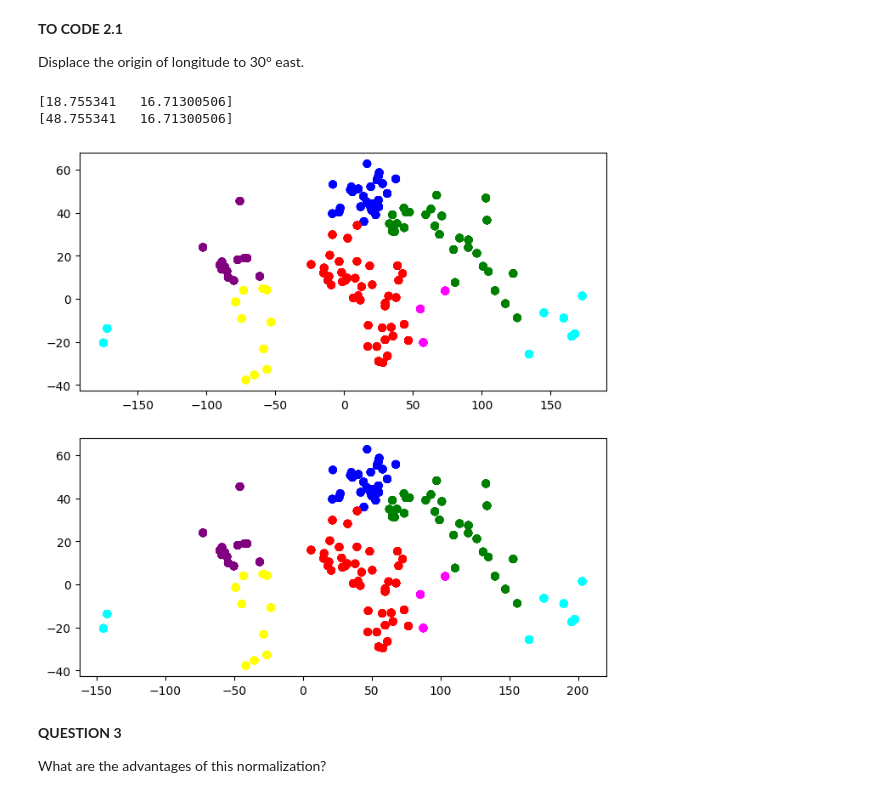
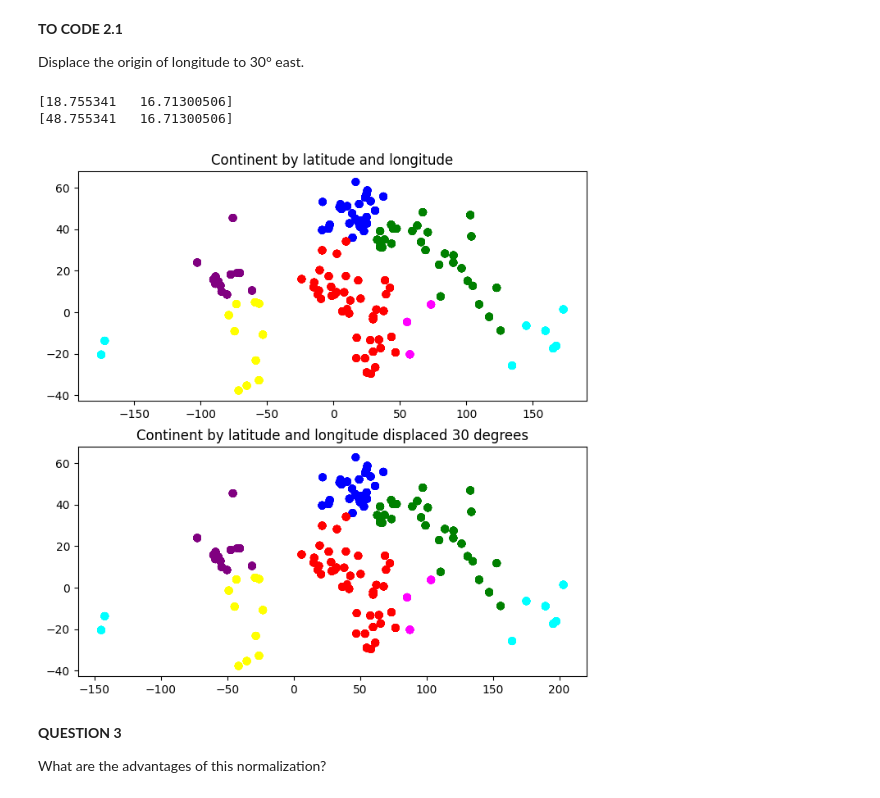
Before and after one commit to MurphLaws/Exp, a Jupyter notebook: Machine Learning/TP3_Clustering.ipynb, the cells around one changed output. Drawn from its saved outputs; the diff is of its cells as text; code cells hidden in the pictures.

Commit message:
Added legend to plots

```diff
--- a/Machine Learning/TP3_Clustering.ipynb
+++ b/Machine Learning/TP3_Clustering.ipynb
@@ -148,35 +157,37 @@ Displace the origin of longitude to 30° east.
 # %%
 
 
 warnings.simplefilter(action='ignore', category=UserWarning)
 
 
 df_X_displaced = df[['Longitude', 'Latitude']].copy()
 df_X_displaced['Longitude'] = df_X_displaced['Longitude'].apply(lambda x: x + 30)
 np_displaced = df_X_displaced.to_numpy()
 
 print(np1.mean(axis=0))
 print(np_displaced.mean(axis=0))
 
 
 
-#Plot the clusters on the old data and on the new data one above the other using subplots
+
 
 plt.figure(figsize=(8, 8))
 
 plt.subplot(2, 1, 1)
 plt.scatter(np1[:,0], np1[:,1], c=np_Y, cmap=matplotlib.colors.ListedColormap(['red', 'green', 'blue', 'purple', 'yellow', 'magenta', 'cyan']))
+plt.title('Continent by latitude and longitude')
 
 plt.subplot(2, 1, 2)
 plt.scatter(np_displaced[:,0], np_displaced[:,1], c=np_Y, cmap=matplotlib.colors.ListedColormap(['red', 'green', 'blue', 'purple', 'yellow', 'magenta', 'cyan']))
+plt.title('Continent by latitude and longitude displaced 30 degrees')
 
 plt.show()
 
 #Print the mean of the np1 and np_displaced arrays
 # %% [output]
 [18.755341   16.71300506]
 [48.755341   16.71300506]
-[figure, old version]
+[figure, new version]
 # %% [markdown]
 **QUESTION 3**
 
```
Also changed, not shown: parts of 5 cells of this notebook.
